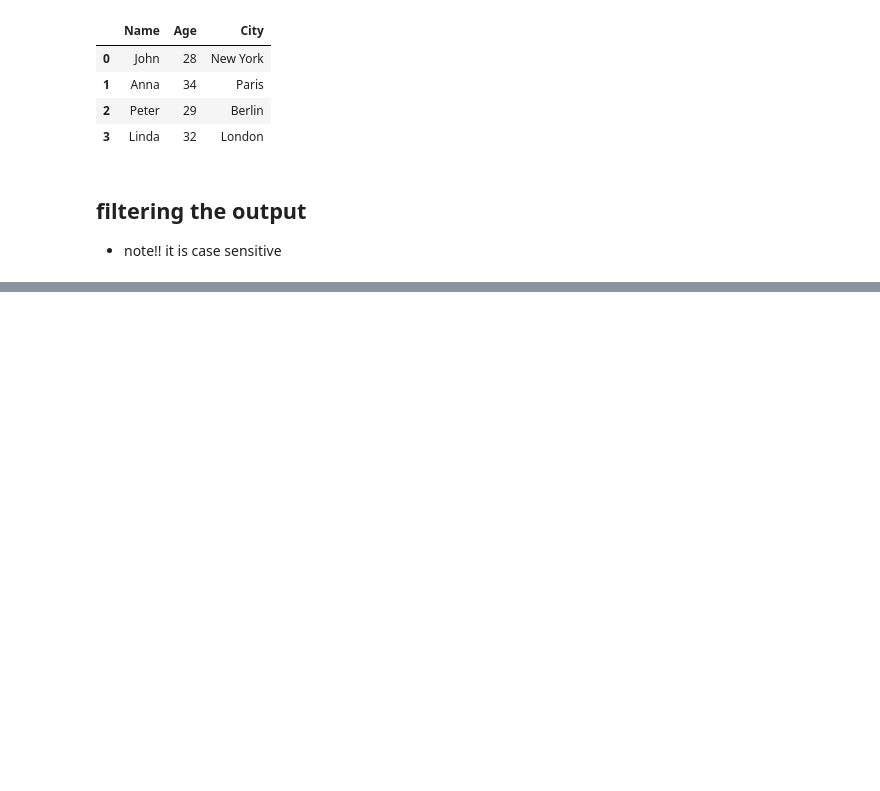
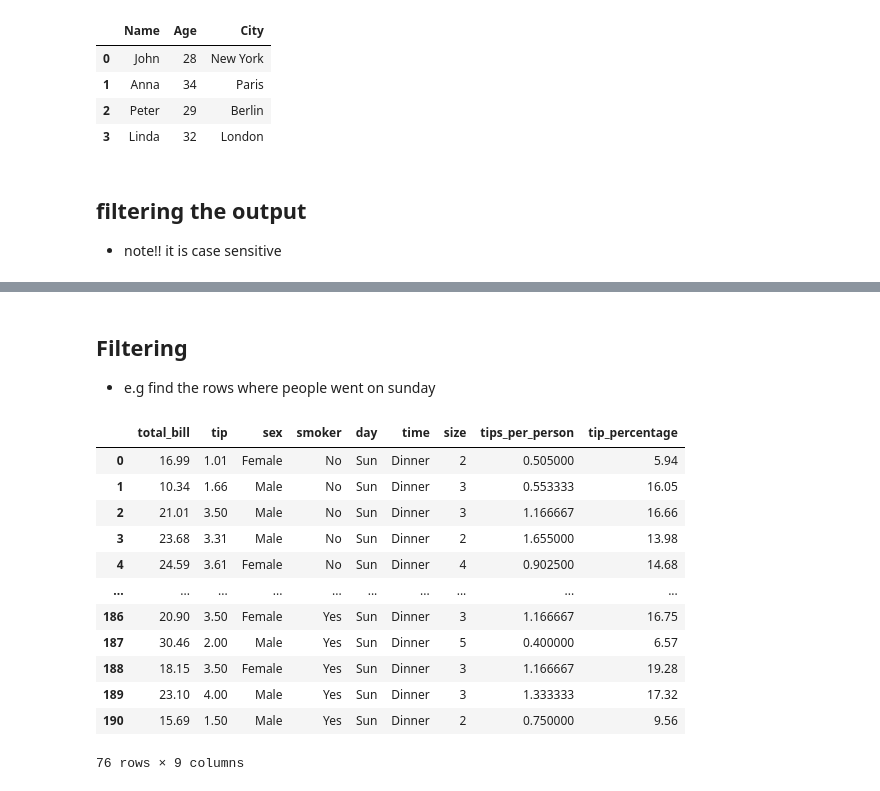
Before and after one commit to Thatom28/Python_Module, a Jupyter notebook: day_16_pandas.ipynb, the cells around one changed output, grey strips where cells are left out. Saved outputs shown, nothing was run; the diff lists cells and outputs as text; code cells hidden in the pictures; blank space fills up the shorter version.

```diff
--- a/day_16_pandas.ipynb
+++ b/day_16_pandas.ipynb
@@ -70,0 +241,23 @@ Name: Name, dtype: object
+# %% [markdown]
+## Filtering
+- e.g find the rows where people went on sunday
+# %%
+
+tips_df[tips_df['day'] == "Sun"]
+
+# tips_df[tips_df['day'] == "Sun"].shape[0]  #to get the rows count
+# tips_df[tips_df['day'] == "Sun"].shape[1]  #to get the column count
+# %% [output]
+|  | total_bill | tip | sex | smoker | day | time | size | tips_per_person | tip_percentage |
+| 0 | 16.99 | 1.01 | Female | No | Sun | Dinner | 2 | 0.505000 | 5.94 |
+| 1 | 10.34 | 1.66 | Male | No | Sun | Dinner | 3 | 0.553333 | 16.05 |
+| 2 | 21.01 | 3.50 | Male | No | Sun | Dinner | 3 | 1.166667 | 16.66 |
+| 3 | 23.68 | 3.31 | Male | No | Sun | Dinner | 2 | 1.655000 | 13.98 |
+| 4 | 24.59 | 3.61 | Female | No | Sun | Dinner | 4 | 0.902500 | 14.68 |
+| ... | ... | ... | ... | ... | ... | ... | ... | ... | ... |
+| 186 | 20.90 | 3.50 | Female | Yes | Sun | Dinner | 3 | 1.166667 | 16.75 |
+| 187 | 30.46 | 2.00 | Male | Yes | Sun | Dinner | 5 | 0.400000 | 6.57 |
+| 188 | 18.15 | 3.50 | Female | Yes | Sun | Dinner | 3 | 1.166667 | 19.28 |
+| 189 | 23.10 | 4.00 | Male | Yes | Sun | Dinner | 3 | 1.333333 | 17.32 |
+| 190 | 15.69 | 1.50 | Male | Yes | Sun | Dinner | 2 | 0.750000 | 9.56 |
+76 rows × 9 columns
```
Also changed, not shown: parts of 66 cells of this notebook, 17 other files.
